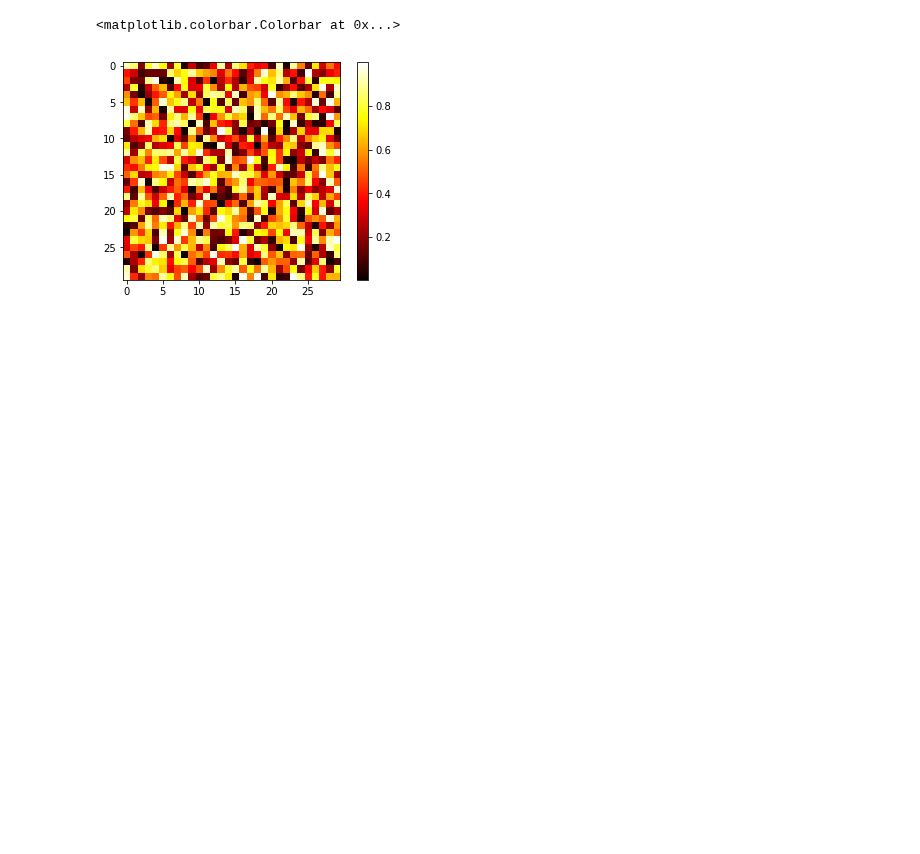
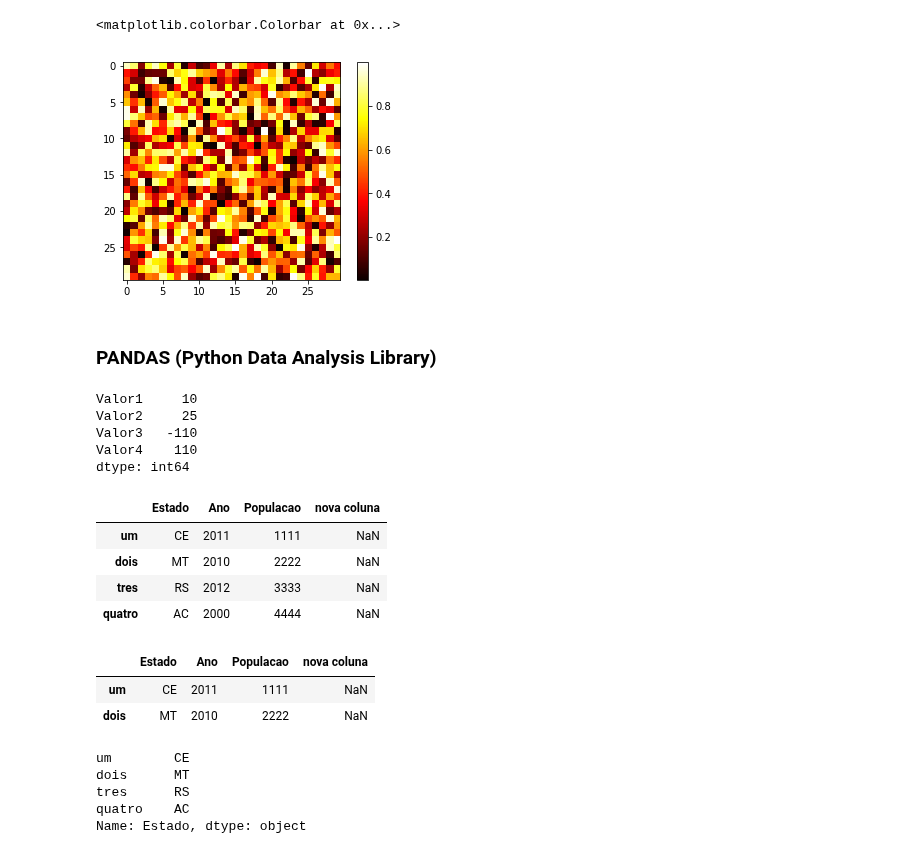
Before and after one commit to alexssandroos/dsa_learning, a Jupyter notebook: notebooks/Open_Data_Science_Stack/StackDataScience.ipynb, the cells around one changed output. Cells and saved outputs as stored; diff of their text form; code cells hidden in the pictures; blank space fills up the shorter version.

```diff
--- a/notebooks/Open_Data_Science_Stack/StackDataScience.ipynb
+++ b/notebooks/Open_Data_Science_Stack/StackDataScience.ipynb
@@ -120,3 +121,5 @@ plt.colorbar()
 # %% [output]
 <matplotlib.colorbar.Colorbar at 0x...>
 [figure]
+# %% [markdown]
+### PANDAS (Python Data Analysis Library)
@@ -122,0 +128,9 @@ plt.colorbar()
+# %%
+serie = pd.Series(dicionario)
+serie
+# %% [output]
+Valor1     10
+Valor2     25
+Valor3   -110
+Valor4    110
+dtype: int64
@@ -122,0 +142,24 @@ plt.colorbar()
+# %%
+df = pd.DataFrame(dados, columns=['Estado', 'Ano', 'Populacao','nova coluna'],
+                 index=['um', 'dois', 'tres', 'quatro'])
+df
+# %% [output]
+|  | Estado | Ano | Populacao | nova coluna |
+| um | CE | 2011 | 1111 | NaN |
+| dois | MT | 2010 | 2222 | NaN |
+| tres | RS | 2012 | 3333 | NaN |
+| quatro | AC | 2000 | 4444 | NaN |
+# %%
+df[:2]
+# %% [output]
+|  | Estado | Ano | Populacao | nova coluna |
+| um | CE | 2011 | 1111 | NaN |
+| dois | MT | 2010 | 2222 | NaN |
+# %%
+df['Estado']
+# %% [output]
+um        CE
+dois      MT
+tres      RS
+quatro    AC
+Name: Estado, dtype: object
```
Also changed, not shown: parts of 12 cells of this notebook, 2 other files.
